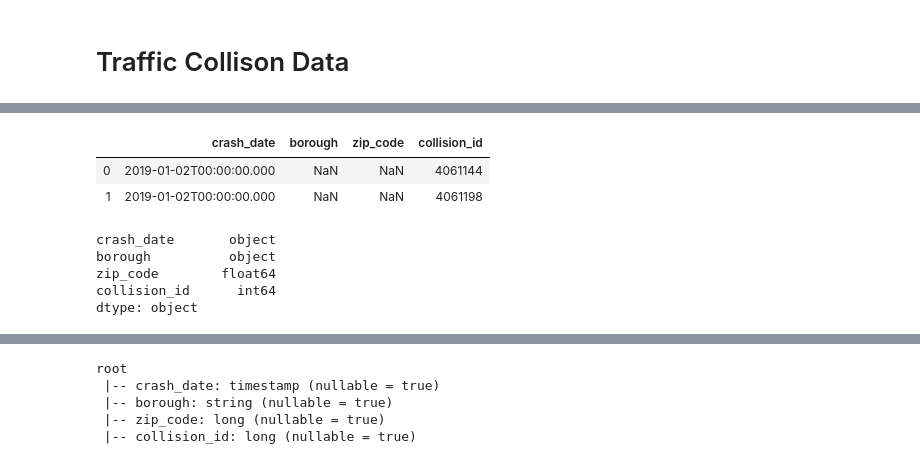
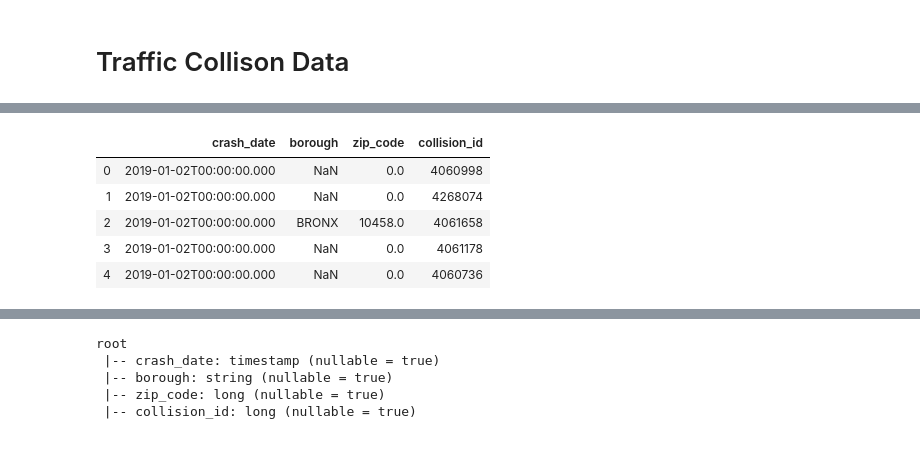
Before and after one commit to ArcZz/Nyc_Cov19_project, a Jupyter notebook: traffic_collison.ipynb, the cells around one changed output, grey strips where cells are left out. Saved outputs shown, nothing was run; the diff lists cells and outputs as text; code cells hidden in the pictures.

```diff
--- a/traffic_collison.ipynb
+++ b/traffic_collison.ipynb
@@ -28,15 +20,10 @@ collision_id    254299
 dtype: int64
 # %%
-collison_19to20.head(2)
+collison_19to20.head(5)
 # %% [output]
 |  | crash_date | borough | zip_code | collision_id |
-| 0 | 2019-01-02T00:00:00.000 | NaN | NaN | 4061144 |
-| 1 | 2019-01-02T00:00:00.000 | NaN | NaN | 4061198 |
+| 0 | 2019-01-02T00:00:00.000 | NaN | 0.0 | 4060998 |
+| 1 | 2019-01-02T00:00:00.000 | NaN | 0.0 | 4268074 |
+| 2 | 2019-01-02T00:00:00.000 | BRONX | 10458.0 | 4061658 |
+| 3 | 2019-01-02T00:00:00.000 | NaN | 0.0 | 4061178 |
+| 4 | 2019-01-02T00:00:00.000 | NaN | 0.0 | 4060736 |
-# %%
-collison_19to20.dtypes
-# %% [output]
-crash_date       object
-borough          object
-zip_code        float64
-collision_id      int64
-dtype: object
```
Also changed, not shown: parts of 12 cells of this notebook, 1 other file.
